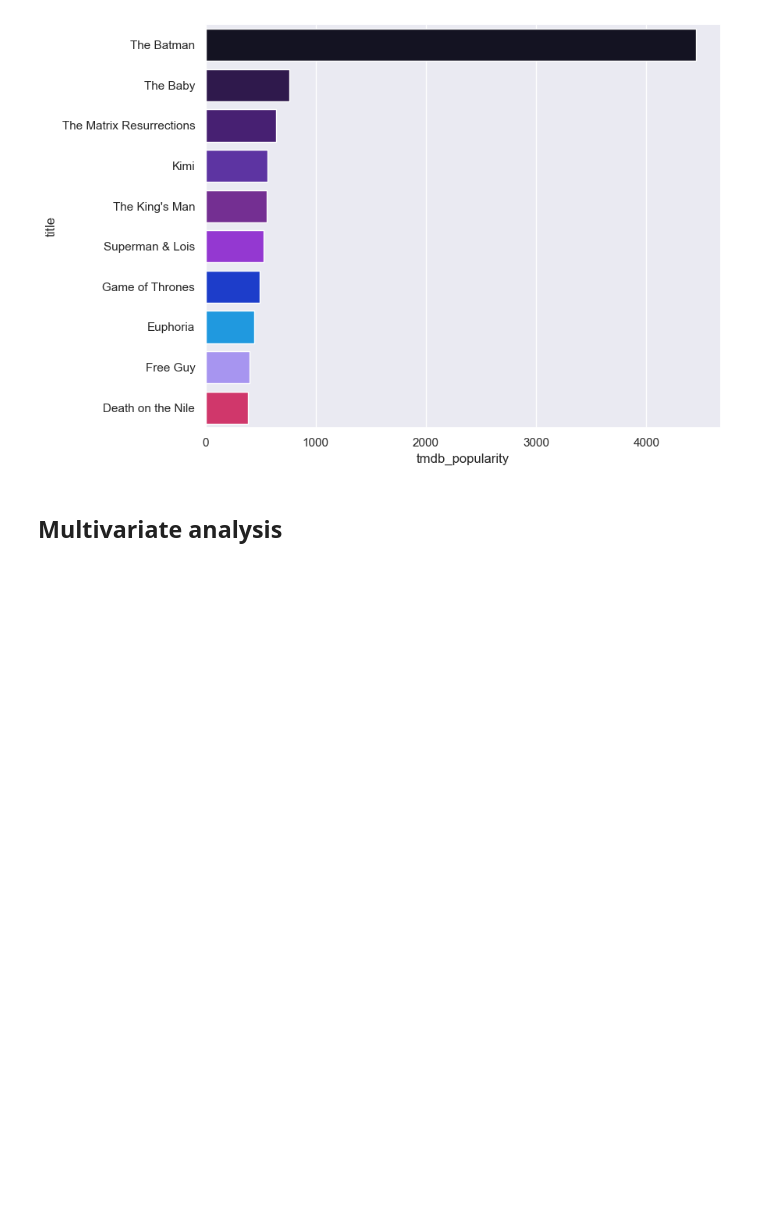
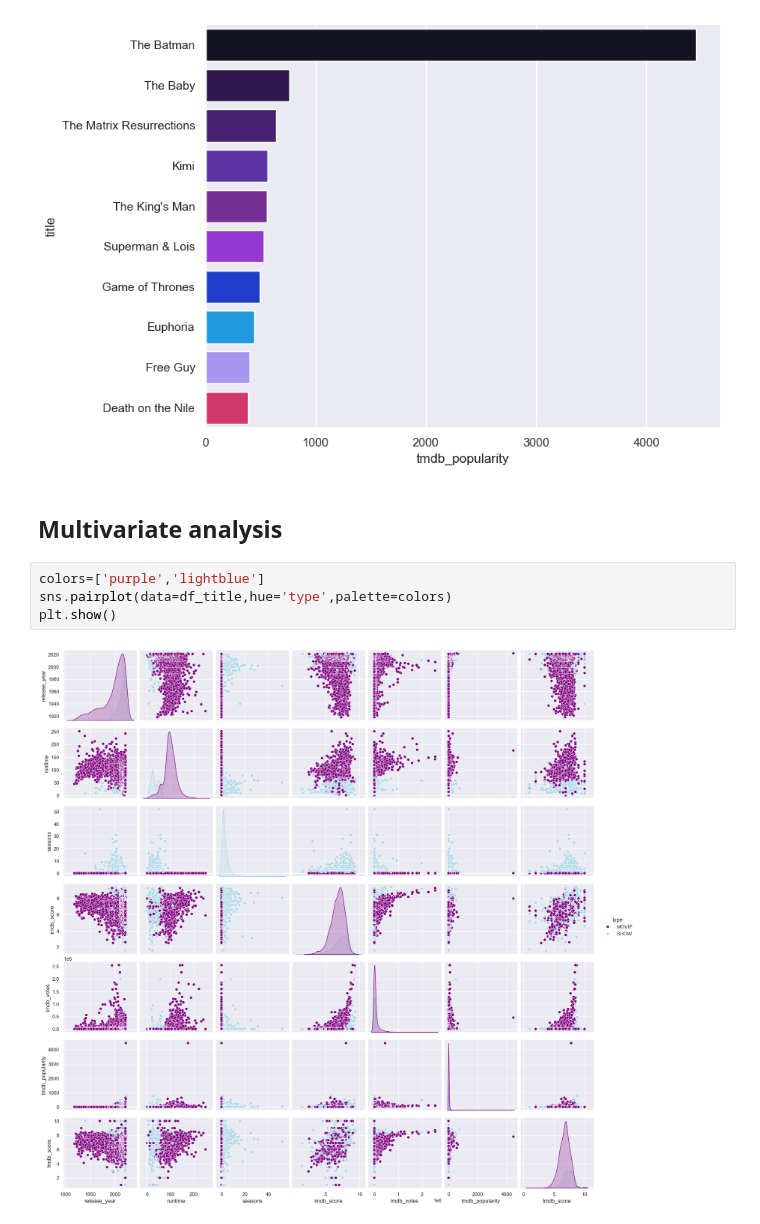
Before and after one commit to Imani-hub-pixel/Data-analysis-Python-, a Jupyter notebook: EDA and Feature Engineering projects/HBO Max TV Shows and movies/HBOmax.ipynb, the cells around one changed output. Drawn from its saved outputs; the diff is of its cells as text; blank space fills up the shorter version.

```diff
--- a/EDA and Feature Engineering projects/HBO Max TV Shows and movies/HBOmax.ipynb
+++ b/EDA and Feature Engineering projects/HBO Max TV Shows and movies/HBOmax.ipynb
@@ -640,3 +667,9 @@ plt.show()
 [figure]
 # %% [markdown]
 ## Multivariate analysis
+# %%
+colors=['purple','lightblue']
+sns.pairplot(data=df_title,hue='type',palette=colors)
+plt.show()
+# %% [output]
+[figure, added]
```
Also changed, not shown: parts of 7 cells of this notebook.
